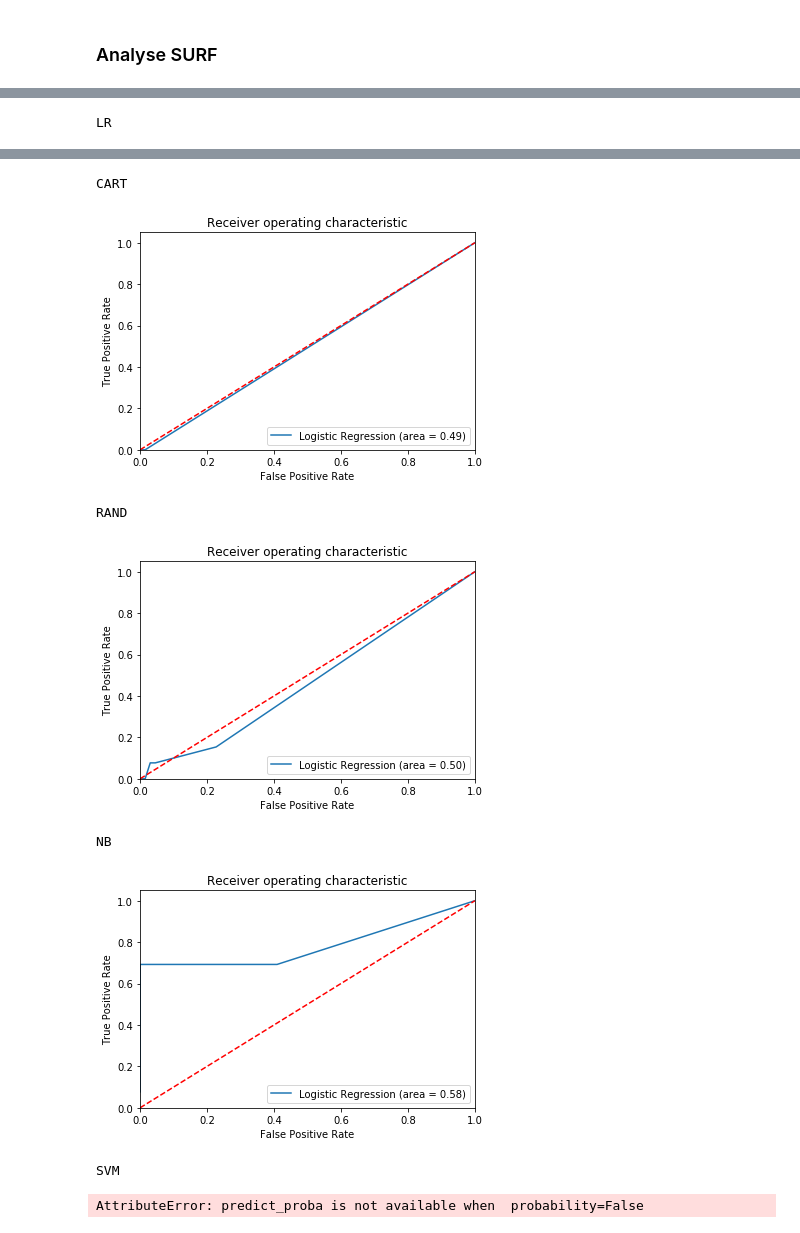
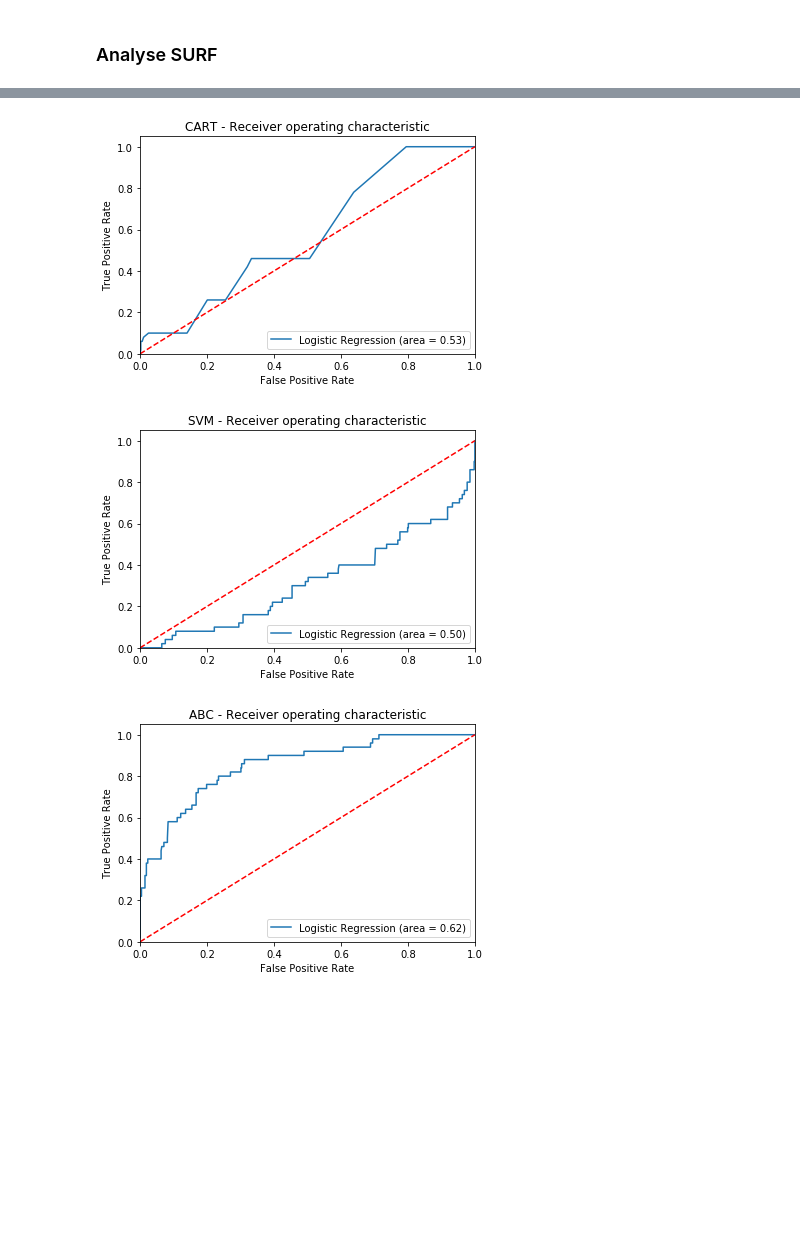
Before and after one commit to georgetown-analytics/Data-Blitz, a Jupyter notebook: KickerProBowlModel.ipynb, the cells around one changed output, grey strips where cells are left out. Drawn from its saved outputs; the diff is of its cells as text; code cells hidden in the pictures; blank space fills up the shorter version.

```diff
--- a/KickerProBowlModel.ipynb
+++ b/KickerProBowlModel.ipynb
@@ -287,3 +306,5 @@ DATA=pd.concat([DATA,pd.get_dummies(DATA["COND"])], axis=1)
+# %%
+DATA["COND"] = (DATA["COND"].str.contains('Hard') == True).astype(int)
 # %% [markdown]
 ### Analyse SURF
 # %%
@@ -305,3 +326,3 @@ Now let's create dummy column for each SURF type
-# %%
-DATA=pd.concat([DATA,pd.get_dummies(DATA["SURF"])], axis=1)
+# %%
+DATA["SURF"] = (DATA["SURF"].str.contains('Turf') == True).astype(int)
 # %%
@@ -446,0 +481,34 @@ Precision and F-score are ill-defined and being set to 0.0 in labels with no pre
+# %%
+seas=2015
+dt_predict = dt[dt['SEASON']==seas].iloc[:,3:]
+dt_predict_data = dt_predict.iloc[:, 0:-1]
+target_predict = dt_predict.iloc[:, -1]
+
+X = dt_predict_data
+y = target_predict
+
+# 2016 - 36 0:33 1:3
+# 2017 - 43 0:40 1:3
+
+def predict_model(model):
+    yhat = model.predict(dt_predict_data)
+    #print(classification_report(y, yhat))
+    d= DATA.loc[(DATA["SEASON"]==seas)]
+    d['yhat'] = yhat
+    #print("Season: {}, 0s: {}, 1s:{}".format(seas,len(X[X['INPROBOWLTEAM'] ==0]),len(X[X['INPROBOWLTEAM'] ==1])))
+    unmatched_results = d.loc[( d['yhat'] != d['INPROBOWLTEAM'])]
+    matched_results = d.loc[( d['yhat'] == d['INPROBOWLTEAM'])]
+    print("unmatched: count {}, ".format(len(unmatched_results), unmatched_results))
+    print("Matched: count {},".format(len(matched_results), matched_results))
+
+    #print(d.loc[( d['yhat'] != d['INPROBOWLTEAM']),['FKICKER','GID','INPROBOWLTEAM','yhat']])
+    print('Predicted players'.format(d.loc[( d['yhat'] == 1),'FKICKER'].unique()))
+    print('Actual playerss'.format(d.loc[( d['INPROBOWLTEAM'] == 1),'FKICKER'].unique()))
+
+
+    #print(len(DATA.loc[(DATA["SEASON"]==seas) & (DATA["INPROBOWLTEAM"] == yhat), "INPROBOWLTEAM"]))
+
+
+for name, model in models:
+    print('MODEL-'.format(name))
+    predict_model(model)
@@ -449,7 +542,6 @@ from sklearn.metrics import roc_auc_score
 from sklearn.metrics import roc_curve
 
 for name, model in models:
-    print(name)
     logit_roc_auc = roc_auc_score(y, model.predict(X))
     fpr, tpr, thresholds = roc_curve(y, model.predict_proba(X)[:,1])
     plt.figure()
@@ -459,9 +551,8 @@ for name, model in models:
     plt.ylim([0.0, 1.05])
     plt.xlabel('False Positive Rate')
     plt.ylabel('True Positive Rate')
-    plt.title('Receiver operating characteristic')
+    plt.title(name + ' - Receiver operating characteristic')
     plt.legend(loc="lower right")
     plt.savefig('Log_ROC')
     plt.show()
 # %% [output]
-LR
@@ -469,8 +560,3 @@ LR
-CART
-[figure, old version]
+[figure, new version]
-RAND
-[figure, old version]
+[figure, new version]
-NB
-[figure, old version]
+[figure, new version]
-SVM
-AttributeError: predict_proba is not available when  probability=False
```
Also changed, not shown: parts of 27 cells of this notebook, 2 other files.
